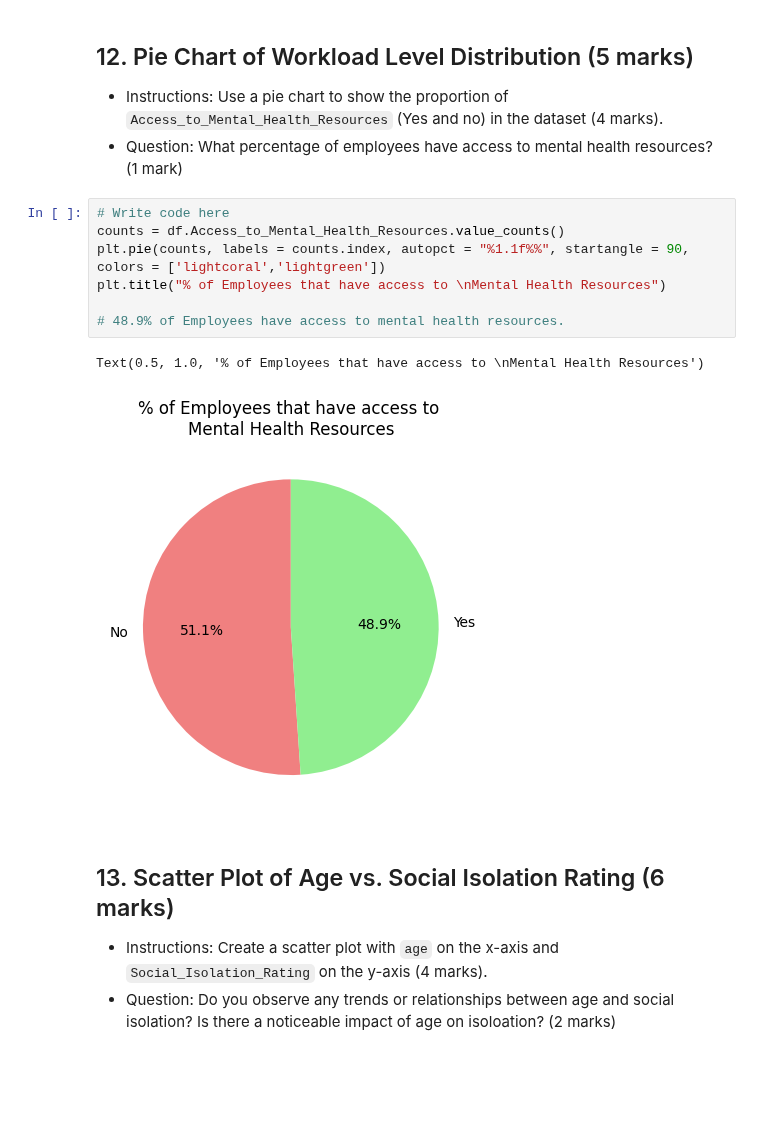
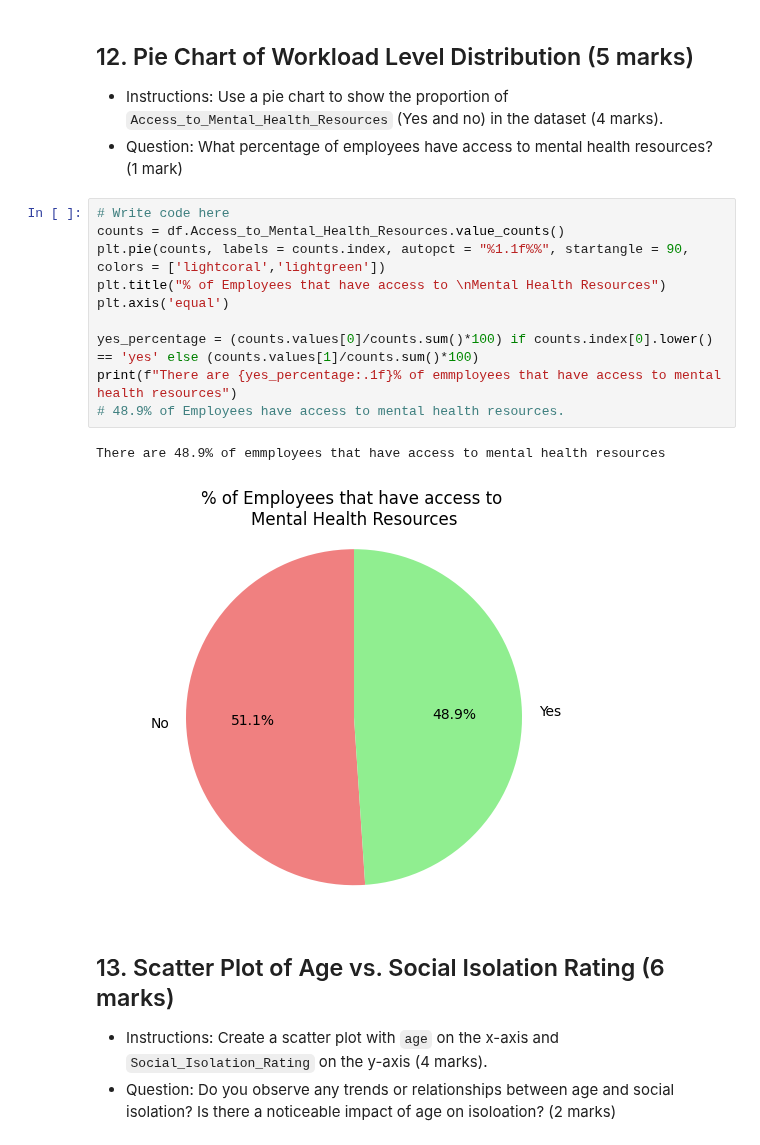
Before and after one commit to Sha-k1/Data-Analytics-Python, a Jupyter notebook: Assessment/Data_Analytics_with_Python_Assessment.ipynb, the cells around one changed output. Cells and saved outputs as stored; diff of their text form; blank space fills up the shorter version.

```diff
--- a/Assessment/Data_Analytics_with_Python_Assessment.ipynb
+++ b/Assessment/Data_Analytics_with_Python_Assessment.ipynb
@@ -418,13 +418,16 @@ plt.tight_layout()
 # %%
 # Write code here
 counts = df.Access_to_Mental_Health_Resources.value_counts()
 plt.pie(counts, labels = counts.index, autopct = "%1.1f%%", startangle = 90, colors = ['lightcoral','lightgreen'])
 plt.title("% of Employees that have access to \nMental Health Resources")
+plt.axis('equal')
 
+yes_percentage = (counts.values[0]/counts.sum()*100) if counts.index[0].lower() == 'yes' else (counts.values[1]/counts.sum()*100)
+print(f"There are {yes_percentage:.1f}% of emmployees that have access to mental health resources")
 # 48.9% of Employees have access to mental health resources.
 # %% [output]
-Text(0.5, 1.0, '% of Employees that have access to \nMental Health Resources')
+There are 48.9% of emmployees that have access to mental health resources
-[figure, old version]
+[figure, new version]
 # %% [markdown]
 ## 13. Scatter Plot of Age vs. Social Isolation Rating (6 marks)
 - Instructions: Create a scatter plot with `age` on the x-axis and `Social_Isolation_Rating` on the y-axis (4 marks).
```
